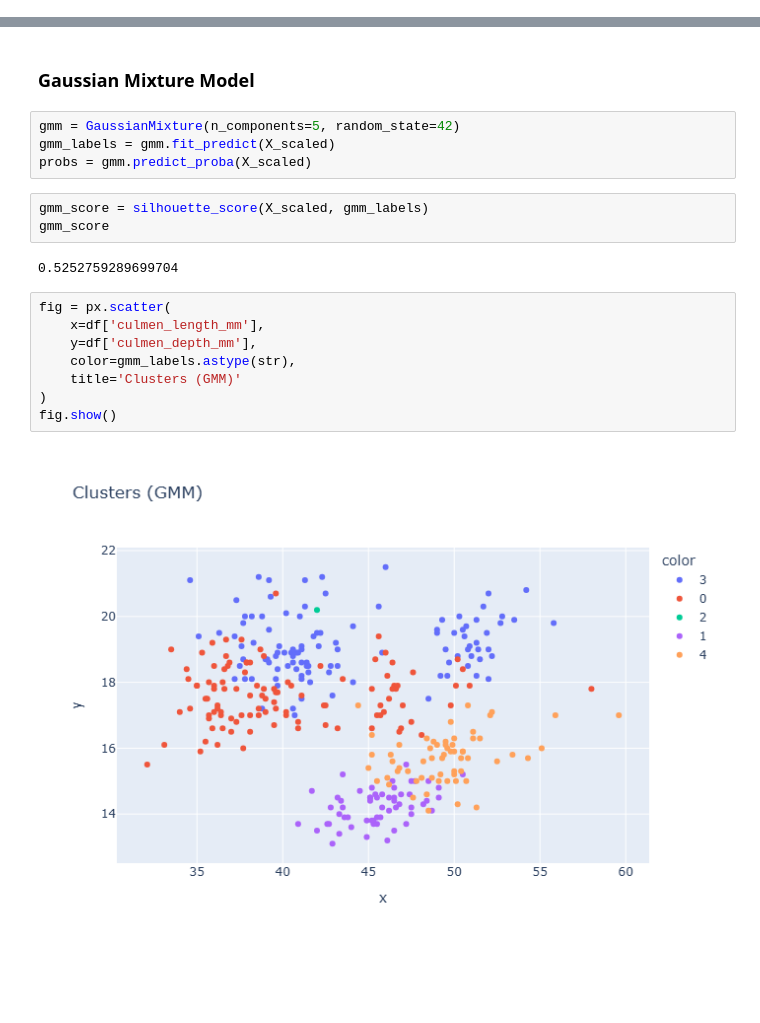
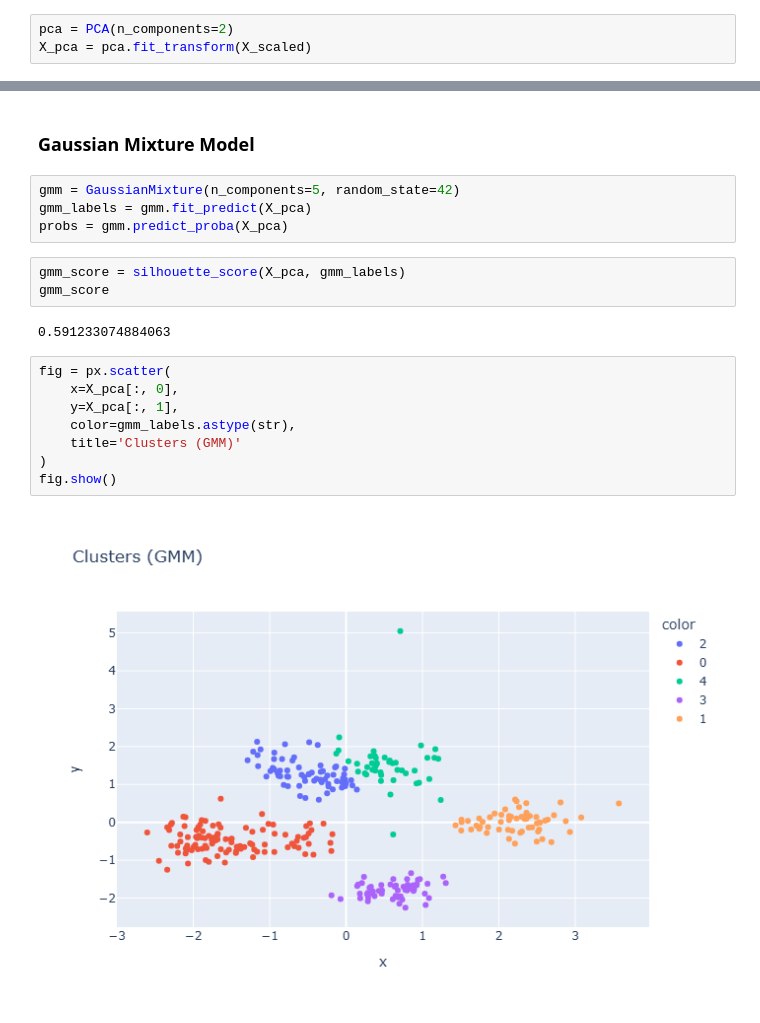
Before and after one commit to yashdeshpandex1/Clustering_Penguin_Groups, a Jupyter notebook: clustering_penguins_groups.ipynb, the cells around one changed output, grey strips where cells are left out. Cells and saved outputs as stored; diff of their text form; blank space fills up the shorter version.

```diff
--- a/clustering_penguins_groups.ipynb
+++ b/clustering_penguins_groups.ipynb
@@ -86,0 +101,3 @@ df[cat_cols] = df[cat_cols].astype('category')
+# %%
+pca = PCA(n_components=2)
+X_pca = pca.fit_transform(X_scaled)
@@ -222,20 +236,20 @@ fig.show()
 ### Gaussian Mixture Model
 # %%
 gmm = GaussianMixture(n_components=5, random_state=42)
-gmm_labels = gmm.fit_predict(X_scaled)
-probs = gmm.predict_proba(X_scaled)
+gmm_labels = gmm.fit_predict(X_pca)
+probs = gmm.predict_proba(X_pca)
 # %%
-gmm_score = silhouette_score(X_scaled, gmm_labels)
+gmm_score = silhouette_score(X_pca, gmm_labels)
 gmm_score
 # %% [output]
-0.5252759289699704
+0.591233074884063
 # %%
 fig = px.scatter(
-    x=df['culmen_length_mm'],
-    y=df['culmen_depth_mm'],
+    x=X_pca[:, 0],
+    y=X_pca[:, 1],
     color=gmm_labels.astype(str),
     title='Clusters (GMM)'
 )
 fig.show()
 # %% [output]
-[figure, old version]
+[figure, new version]
```
Also changed, not shown: parts of 20 cells of this notebook.
